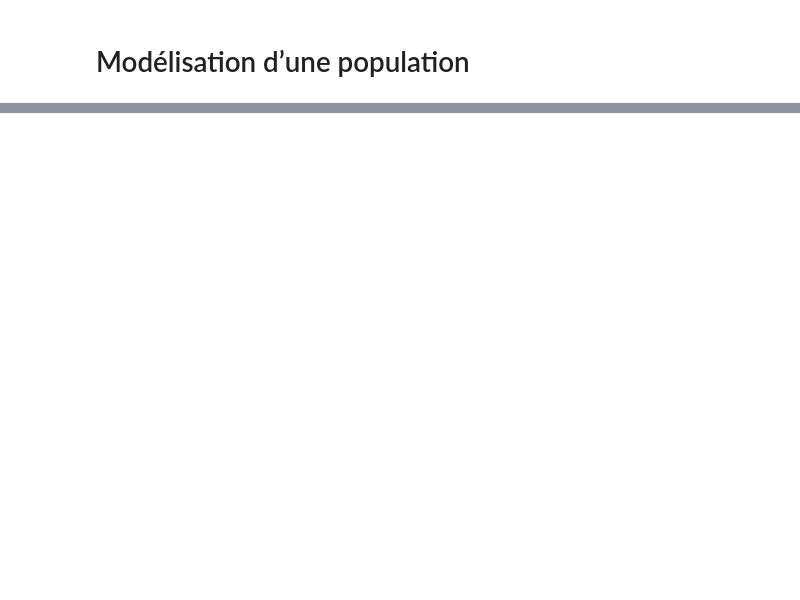
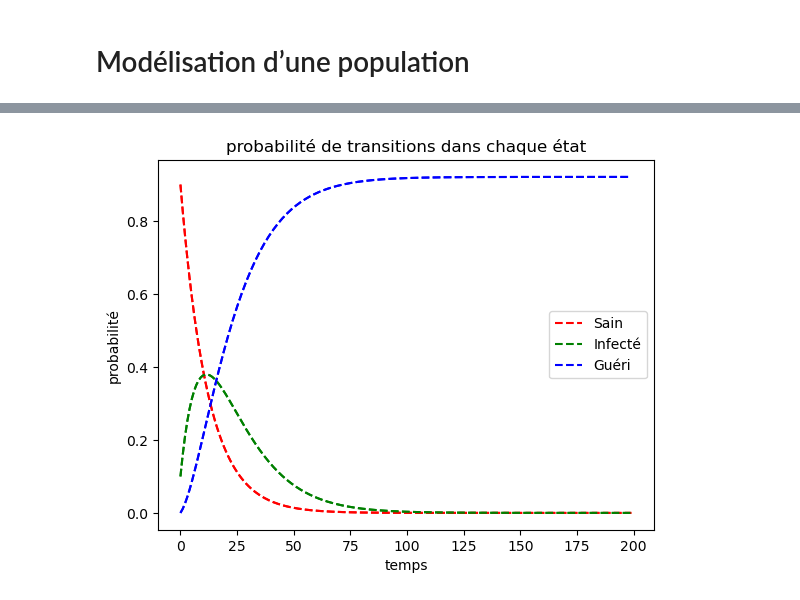
Before and after one commit to ZhouRUNLIN/LU3IN005-STAT-INFO, a Jupyter notebook: Projet3/projet3-IN005.ipynb, the cells around one changed output, grey strips where cells are left out. Saved outputs shown, nothing was run; the diff lists cells and outputs as text; code cells hidden in the pictures; blank space fills up the shorter version.

```diff
--- a/Projet3/projet3-IN005.ipynb
+++ b/Projet3/projet3-IN005.ipynb
@@ -300,0 +405,27 @@ plt.show()
+# %%
+#Question 3.5 :
+def calDistribution_universel(t, matrice, pi_0):
+    """
+    Entree :
+        t: le temps pour chaque états
+        matrice : la matrice de transition
+        pi_0 : distribution de probabilité initiale
+    Sortie :
+        distribution théorique des effectifs
+    """
+    res=list(pi_0)
+    for i in range(t):
+        tmp=res
+        #calculation pour les 3 états : S, I, R
+        res[0]=tmp[0]*matrice[0][0]+tmp[1]*matrice[1][0]+tmp[2]*matrice[2][0]
+        res[1]=tmp[0]*matrice[0][1]+tmp[1]*matrice[1][1]+tmp[2]*matrice[2][1]
+        res[2]=tmp[0]*matrice[0][2]+tmp[1]*matrice[1][2]+tmp[2]*matrice[2][2]
+
+    return res
+
+p0=[0.9,0.1,0]
+m=[[0.92,0.08,0],[0,0.93,0.07],[0.02,0,0.98]]
+drawGraphe(200,m,p0)
+#S diminue rapidement, I augmente d'abord puis diminue, R augmente régulièrement
+# %% [output]
+[figure, added]
```
Also changed, not shown: parts of 12 cells of this notebook, 1 other file.
